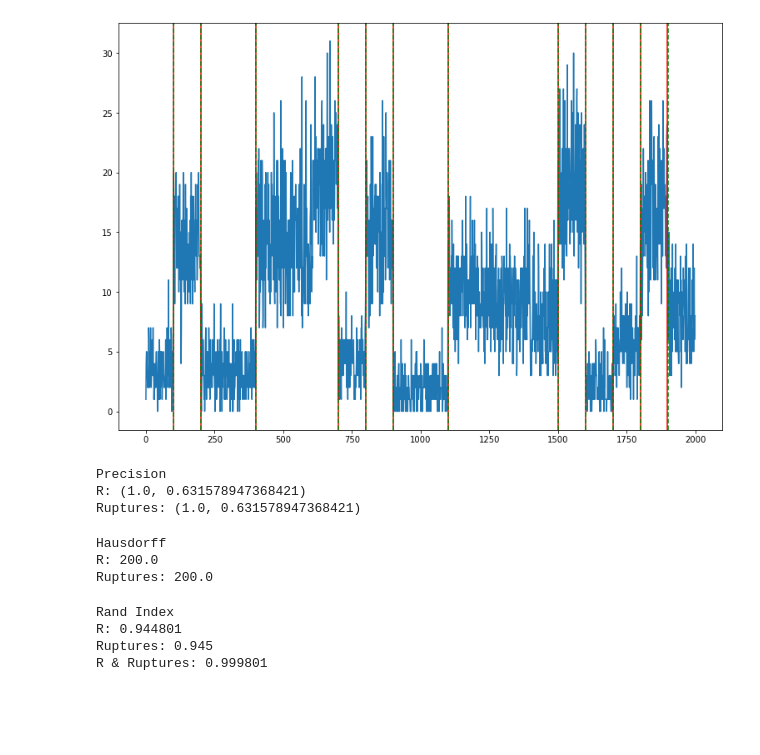
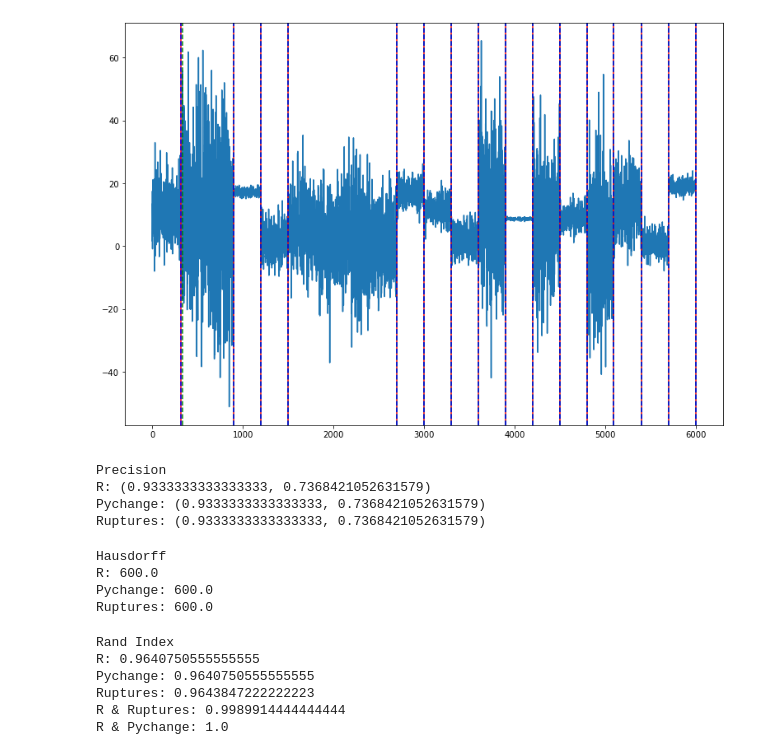
Before and after one commit to gursky1/fastchange, a Jupyter notebook: Sythentic Benchmarking.ipynb, the cells around one changed output. Drawn from its saved outputs; the diff is of its cells as text; code cells hidden in the pictures; blank space fills up the shorter version.

```diff
--- a/Sythentic Benchmarking.ipynb
+++ b/Sythentic Benchmarking.ipynb
@@ -54,3 +81,35 @@ results['pychange'] = jit_pelt(test_series, 30, 100, jit_sum_stats, jit_normal_m
+# %%
+# R changepoint benchmark
+results['r'] = np.array(rcp.cpts(rcp.cpt_meanvar(r_series, penalty="Manual", pen_value=100, method='PELT', test_stat='Normal')))
+results['r'] = list(results['r'])
+results['r'].append(test_series.shape[0])
 # %%
 # R changepoint benchmark
-results['r'] = np.array(rcp.cpts(rcp.cpt_meanvar(r_series, penalty="Manual", pen_value=100, method='PELT', test_stat='Normal')))
+results['r'] = np.array(rcp.cpts(rcpnp.cpt_np(r_series, penalty="Manual", pen_value=100, method='PELT', nquantiles=20)))
+results['r'] = list(results['r'])
+results['r'].append(test_series.shape[0])
+# %%
+for i in np.linspace(100, 2000, num=10, dtype=np.int32):
+
+    test_series, _ = make_test_series(i, 5)
+    r_series = robjects.FloatVector(np.array(test_series))
+
+    start_time = time()
+    _ = pelt(test_series, 30, pen, np_model)
+    pychange_time = round(time() - start_time, 3)
+
+    start_time = time()
+    #_ = np.array(rcp.cpts(rcpnp.cpt_np(r_series, penalty="Manual", pen_value=pen, method='PELT', nquantiles=k)))
+    _ = rcpnp.cpt_np(r_series, penalty="Manual", pen_value=pen, method='PELT', nquantiles=k)
+    r_time = round(time() - start_time, 3)
+    print(f'NP | Size: {i} | Pychange: {pychange_time} | R: {r_time} | {round(r_time / pychange_time, 2)}x speed')
+
+    start_time = time()
+    _ = pelt(test_series, 30, pen, model)
+    pychange_time = round(time() - start_time, 3)
+
+    start_time = time()
+    #_ = np.array(rcp.cpts(rcpnp.cpt_np(r_series, penalty="Manual", pen_value=pen, method='PELT', nquantiles=k)))
+    _ = rcp.cpt_meanvar(r_series, penalty="Manual", pen_value=pen, method='PELT', test_stat='Normal')
+    r_time = round(time() - start_time, 3)
+    print(f'Para | Size: {i} | Pychange: {pychange_time} | R: {r_time} | {round(r_time / pychange_time, 2)}x speed')
@@ -65,10 +138,15 @@ from ruptures.metrics import randindex
+# %%
+# Ruptures
+results['ruptures'] = rpt.Pelt(custom_cost=rup_model).fit(test_series).predict(pen=100)
 # %%
 plt.figure(figsize=(13, 9))
 plt.plot(test_series)
 for i in results['r']:
     plt.axvline(i, color='red')
-for i in results['ruptures'][:-1]:
+for i in results['ruptures']:
     plt.axvline(i, color='green', linestyle='--')
+for i in results['pychange']:
+    plt.axvline(i, color='blue', linestyle='--')
 plt.show()
 # %% [output]
-[figure, old version]
+[figure, new version]
@@ -78,27 +153,35 @@ results['r'] = list(np.append(results['r'], [20 * 100]))
 # %%
 print('Precision')
-print('R:', precision_recall(y, results['r']))
-print('Ruptures:', precision_recall(y, results['ruptures']))
+print('R:', precision_recall(true_series, results['r']))
+print('Pychange:', precision_recall(true_series, results['pychange']))
+print('Ruptures:', precision_recall(true_series, results['ruptures']))
 # %% [output]
 Precision
-R: (1.0, 0.631578947368421)
-Ruptures: (1.0, 0.631578947368421)
+R: (0.9333333333333333, 0.7368421052631579)
+Pychange: (0.9333333333333333, 0.7368421052631579)
+Ruptures: (0.9333333333333333, 0.7368421052631579)
 # %%
 print('Hausdorff')
-print('R:', hausdorff(y, results['r']))
-print('Ruptures:', hausdorff(y, results['ruptures']))
+print('R:', hausdorff(true_series, results['r']))
+print('Pychange:', hausdorff(true_series, results['pychange']))
+print('Ruptures:', hausdorff(true_series, results['ruptures']))
 # %% [output]
 Hausdorff
-R: 200.0
-Ruptures: 200.0
+R: 600.0
+Pychange: 600.0
+Ruptures: 600.0
 # %%
 print('Rand Index')
-print('R:', randindex(y, results['r']))
-print('Ruptures:', randindex(y, results['ruptures']))
+print('R:', randindex(true_series, results['r']))
+print('Pychange:', randindex(true_series, results['pychange']))
+print('Ruptures:', randindex(true_series, results['ruptures']))
 print('R & Ruptures:', randindex(results['r'], results['ruptures']))
+print('R & Pychange:', randindex(results['r'], results['pychange']))
 # https://arxiv.org/abs/2003.06222
 # %% [output]
 Rand Index
-R: 0.944801
-Ruptures: 0.945
-R & Ruptures: 0.999801
+R: 0.9640750555555555
+Pychange: 0.9640750555555555
+Ruptures: 0.9643847222222223
+R & Ruptures: 0.9989914444444444
+R & Pychange: 1.0
```
Also changed, not shown: parts of 9 cells of this notebook, 7 other files.
